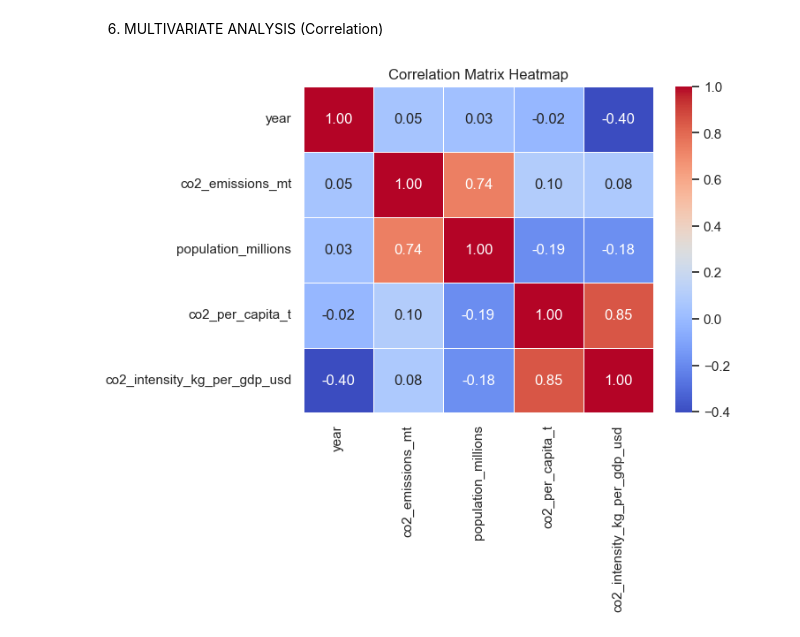
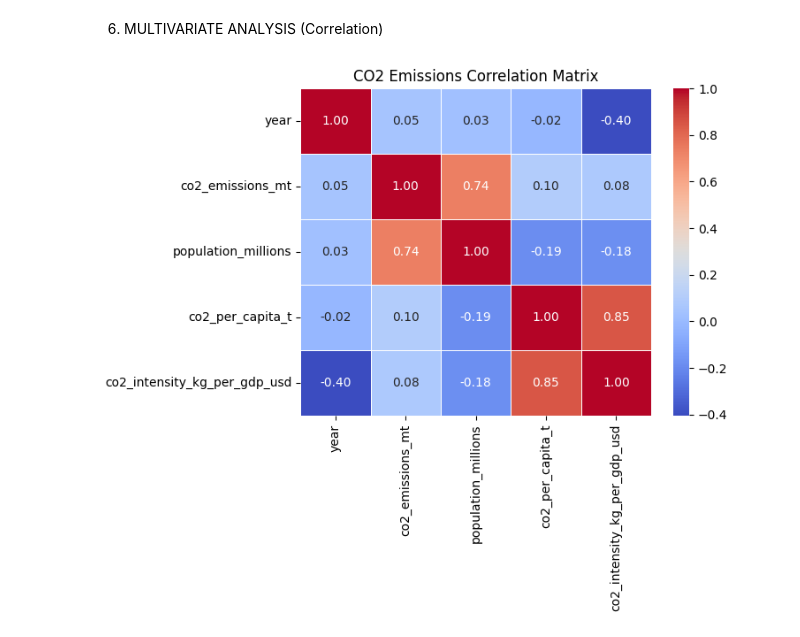
Before and after one commit to BammLNG/Data-Mining, a Jupyter notebook: eda.ipynb, the cells around one changed output. Drawn from its saved outputs; the diff is of its cells as text; code cells hidden in the pictures.

```diff
--- a/eda.ipynb
+++ b/eda.ipynb
@@ -14,7 +14,7 @@ Importing libraries completed successfully.
 # %% [markdown]
 1. COMBINE MULTIPLE CSV FILES
 # %%
-file_path = r'D:\Bamm\ICT\DataMining\Project\Data-Mining\CSV\co2_emissions_yearly.csv'
+file_path = r'D:\Bamm\ICT Work\Data Mining\Data-Mining\CSV\co2_emissions_yearly.csv'
 df = pd.read_csv(file_path)
 
 print(f"Dataset shape: {df.shape}\n")
@@ -80,9 +80,9 @@ plt.show()
 # %%
 numeric_cols = df.select_dtypes(include=[np.number])
 corr_matrix = numeric_cols.corr()
 
 sns.heatmap(corr_matrix, annot=True, cmap='coolwarm', fmt=".2f", linewidths=0.5)
-plt.title('Correlation Matrix Heatmap')
+plt.title('CO2 Emissions Correlation Matrix')
 plt.show()
 # %% [output]
-[figure, old version]
+[figure, new version]
```
Also changed, not shown: 1 other file.
